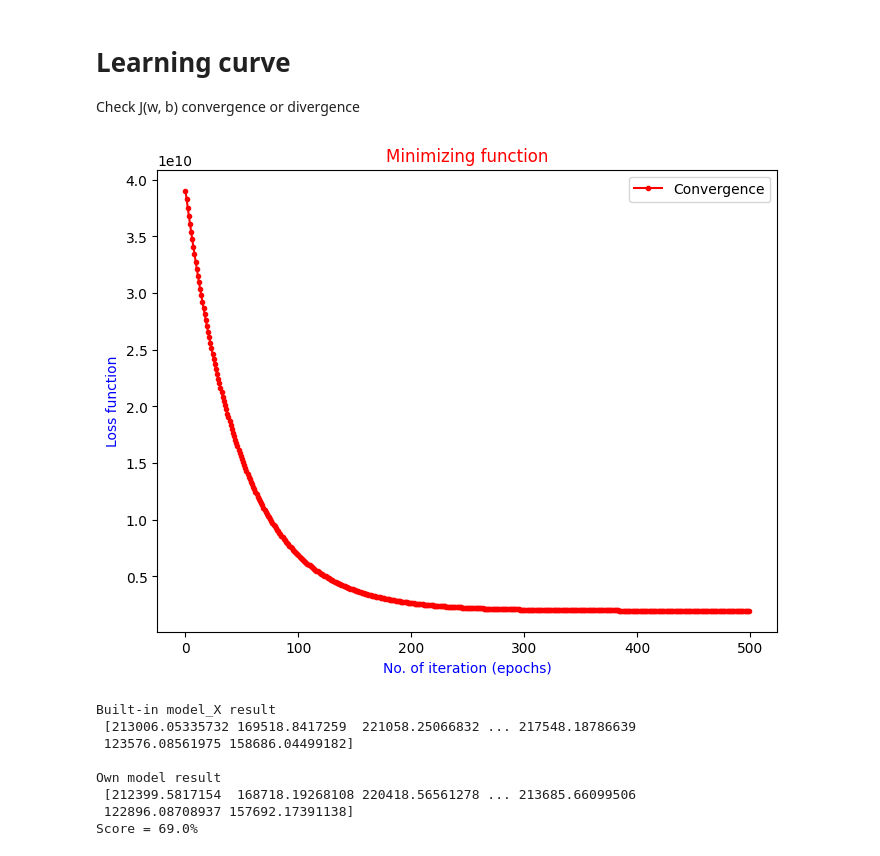
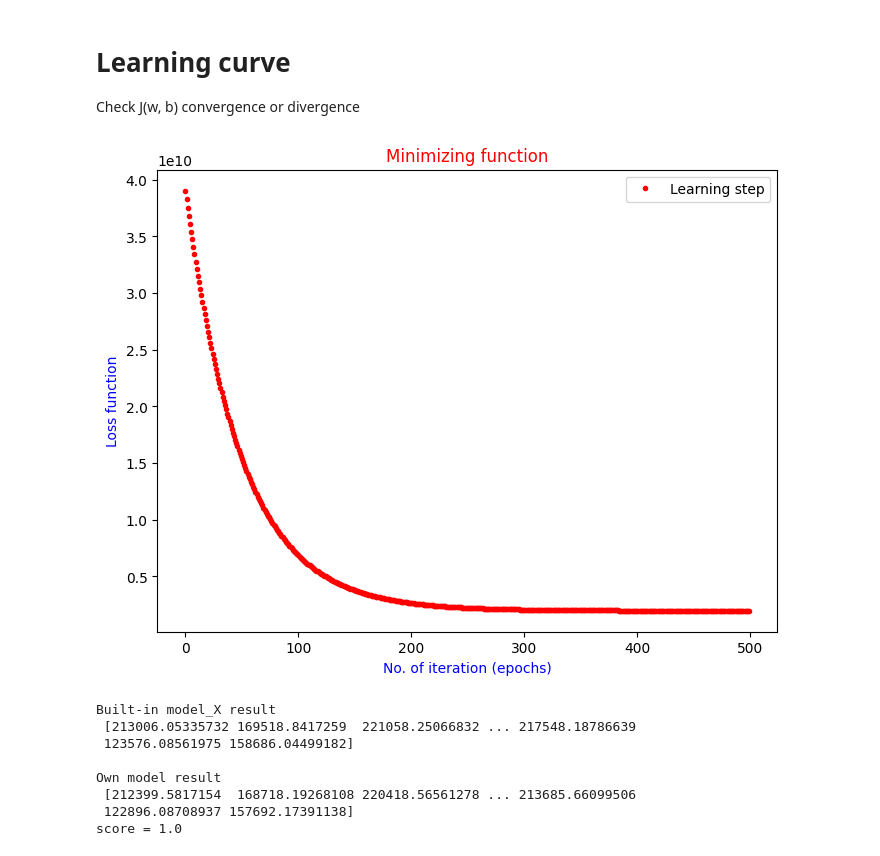
Before and after one commit to CoderAalok/Python_Libraries, a Jupyter notebook: Scikit Learn/Linear_Regression_model.ipynb, the cells around one changed output. Saved outputs shown, nothing was run; the diff lists cells and outputs as text; code cells hidden in the pictures.

```diff
--- a/Scikit Learn/Linear_Regression_model.ipynb
+++ b/Scikit Learn/Linear_Regression_model.ipynb
@@ -273,15 +276,17 @@ Check J(w, b) convergence or divergence
 # %%
 fig, ax = plt.subplots(figsize=(8,6))
 
-ax.plot(loss, color='r', marker='.', label='Convergence')
+ax.plot(loss, 'r.', label='Learning step')
 
-ax.legend()
 ax.set_title('Minimizing function', color='r')
 ax.set_xlabel('No. of iteration (epochs)', color='b')
 ax.set_ylabel('Loss function', color='b')
+
+ax.legend()
+
 plt.show()
 # %% [output]
-[figure, old version]
+[figure, new version]
 # %%
 from sklearn.linear_model import LinearRegression
 
@@ -299,11 +304,11 @@ y = house_df['SalePrice']
 model_X = LinearRegression()
 model_X.fit(X, y)
 y_hat_b = model_X.predict(X)
-R = model_X.score(X, y)
+R2 = model_X.score(X, y)
 
 print(f"Built-in model_X result\n {y_hat_b}")
 print(f"\nOwn model result\n {y_hat}")
-print(f'Score = {np.round(R*100)}%')
+print(f"score = {np.round(R2)}")
 
 # np.round(model_X.intercept_)
 # np.round(model_X.coef_)
@@ -315,4 +320,4 @@ Built-in model_X result
 Own model result
  [212399.5817154  168718.19268108 220418.56561278 ... 213685.66099506
  122896.08708937 157692.17391138]
-Score = 69.0%
+score = 1.0
```
Also changed, not shown: parts of 2 cells of this notebook.
